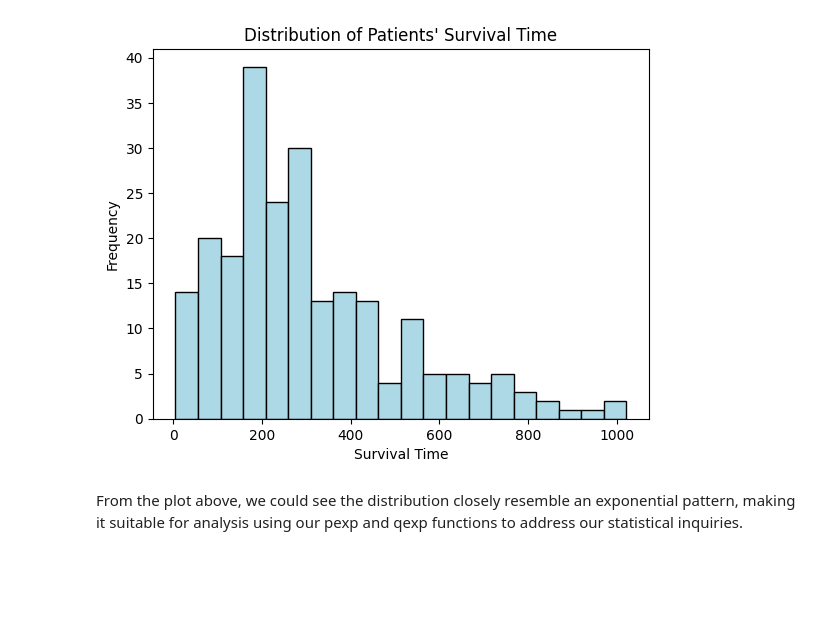
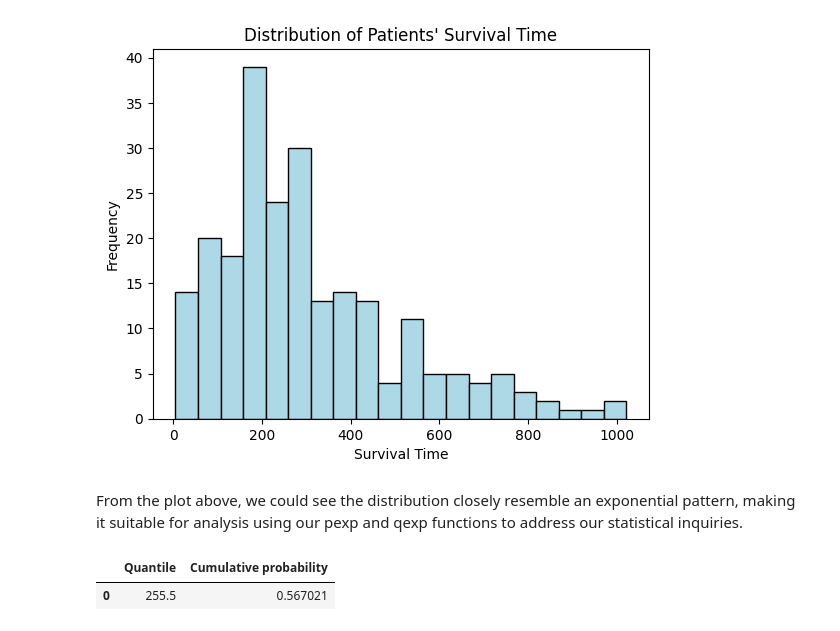
Before and after one commit to UBC-MDS/mathdistops, a Jupyter notebook: docs/example_exp.ipynb, the cells around one changed output. Saved outputs shown, nothing was run; the diff lists cells and outputs as text; code cells hidden in the pictures; blank space fills up the shorter version.

Commit message:
feat: add pexp example

```diff
--- a/docs/example_exp.ipynb
+++ b/docs/example_exp.ipynb
@@ -47,3 +47,15 @@ plt.show()
 [figure]
 # %% [markdown]
 From the plot above, we could see the distribution closely resemble an exponential pattern, making it suitable for analysis using our pexp and qexp functions to address our statistical inquiries.
+# %%
+from mathdistops import pexp, qexp
+# Calculate the rate as the reciprocal of the mean time
+rate = 1 / lung_df['time'].mean()
+
+# Calculate the cumulative probability up to the median survival time
+q = lung_df['time'].median()
+df, fig = pexp(q, rate, graph=True)
+df
+# %% [output]
+|  | Quantile | Cumulative probability |
+| 0 | 255.5 | 0.567021 |
```
Also changed, not shown: parts of 3 cells of this notebook.
